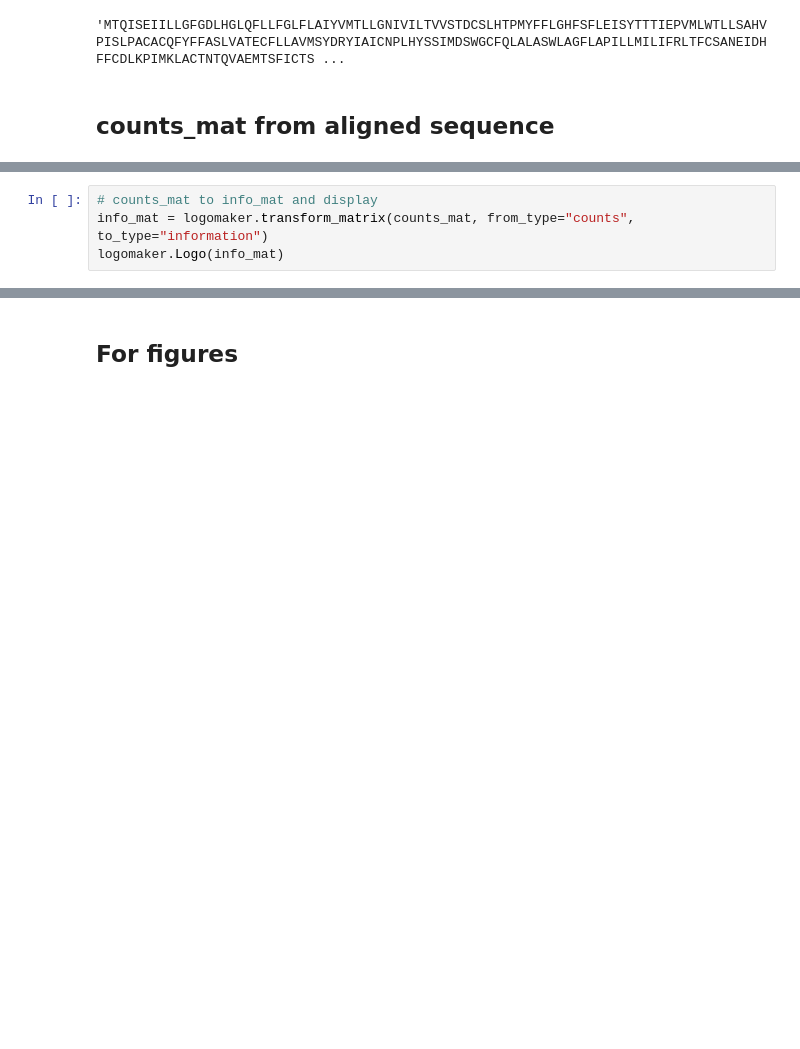
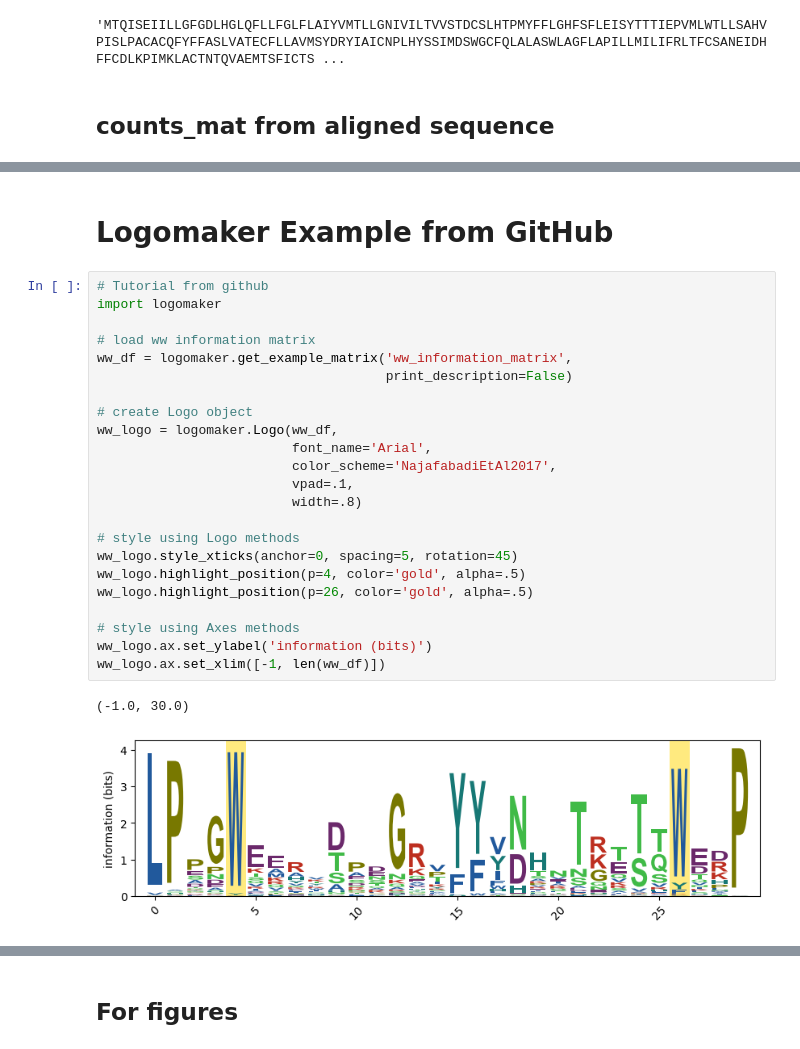
Before and after one commit to simchad/oreome, a Jupyter notebook: docs/jupyters/test_logomaker.ipynb, the cells around one changed output, grey strips where cells are left out. Saved outputs shown, nothing was run; the diff lists cells and outputs as text; blank space fills up the shorter version.

```diff
--- a/docs/jupyters/test_logomaker.ipynb
+++ b/docs/jupyters/test_logomaker.ipynb
@@ -288,4 +373,28 @@ logomaker.Logo(prob_mat)
-# %%
-# counts_mat to info_mat and display
-info_mat = logomaker.transform_matrix(counts_mat, from_type="counts", to_type="information")
-logomaker.Logo(info_mat)
+# %% [markdown]
+# Logomaker Example from GitHub
+# %%
+# Tutorial from github
+import logomaker
+
+# load ww information matrix
+ww_df = logomaker.get_example_matrix('ww_information_matrix',
+                                     print_description=False)
+
+# create Logo object
+ww_logo = logomaker.Logo(ww_df,
+                         font_name='Arial',
+                         color_scheme='NajafabadiEtAl2017',
+                         vpad=.1,
+                         width=.8)
+
+# style using Logo methods
+ww_logo.style_xticks(anchor=0, spacing=5, rotation=45)
+ww_logo.highlight_position(p=4, color='gold', alpha=.5)
+ww_logo.highlight_position(p=26, color='gold', alpha=.5)
+
+# style using Axes methods
+ww_logo.ax.set_ylabel('information (bits)')
+ww_logo.ax.set_xlim([-1, len(ww_df)])
+# %% [output]
+(-1.0, 30.0)
+[figure, added]
```
Also changed, not shown: parts of 9 cells of this notebook, 13 other files.
